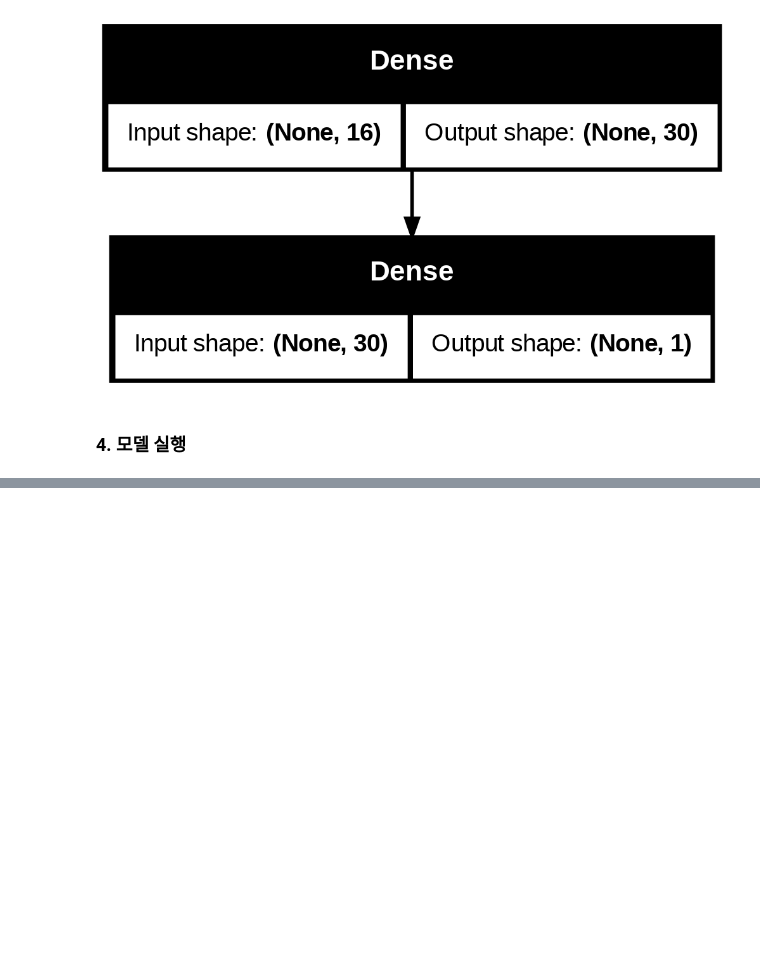
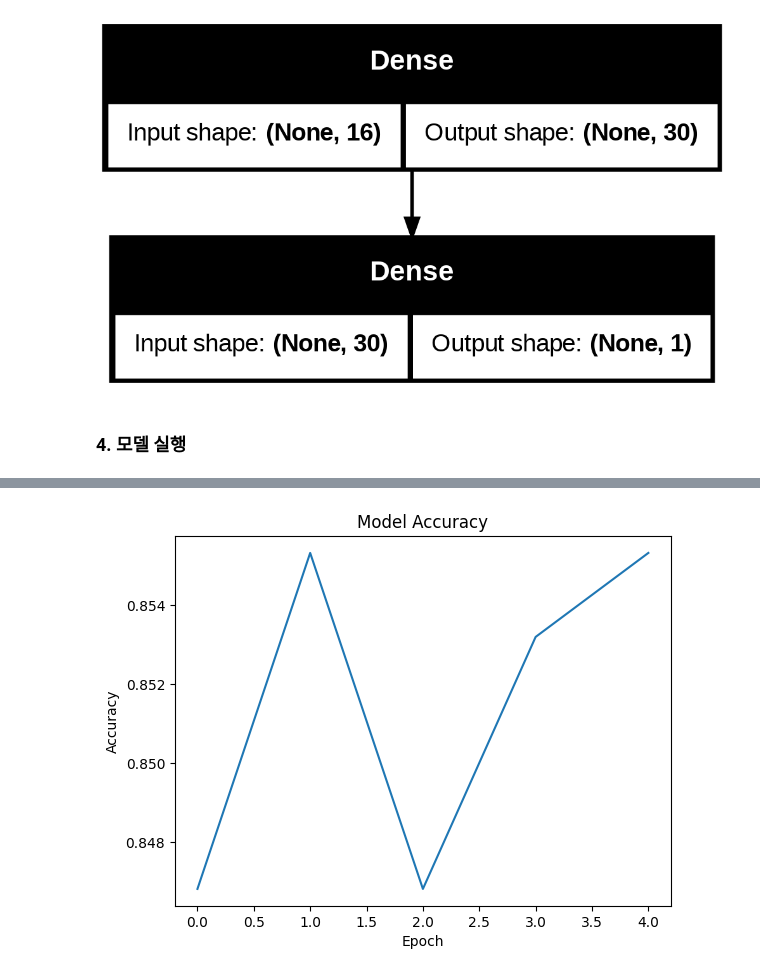
Before and after one commit to junyeog/deep-learning-practice-, a Jupyter notebook: easy_deep_learning_principle.ipynb, the cells around one changed output, grey strips where cells are left out. Cells and saved outputs as stored; diff of their text form; code cells hidden in the pictures; blank space fills up the shorter version.

```diff
--- a/easy_deep_learning_principle.ipynb
+++ b/easy_deep_learning_principle.ipynb
@@ -77,0 +128,8 @@ Epoch 5/5
+# %%
+plt.plot(history.history['accuracy'])
+plt.xlabel('Epoch')
+plt.ylabel('Accuracy')
+plt.title('Model Accuracy')
+plt.show()
+# %% [output]
+[figure, added]
```
Also changed, not shown: parts of 13 cells of this notebook.
